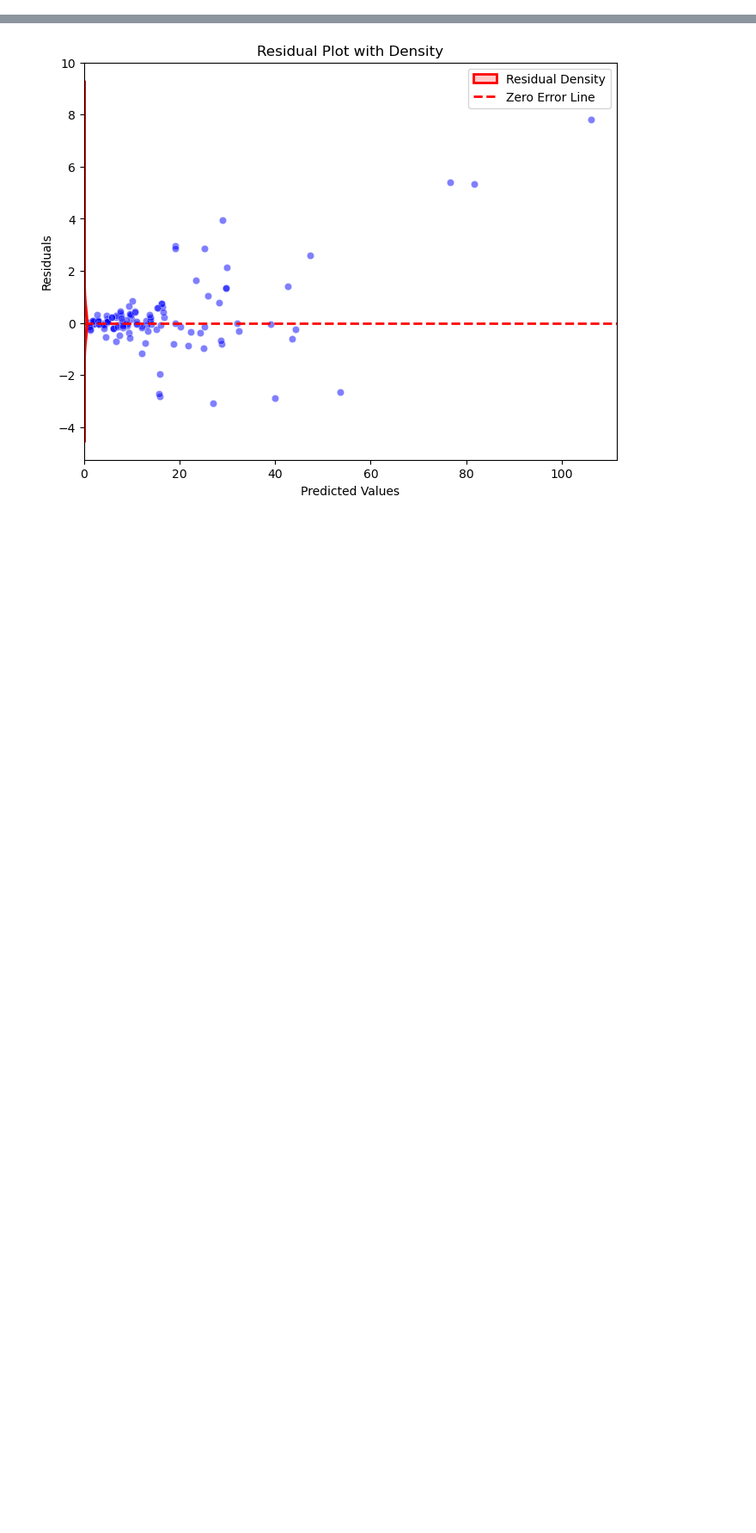
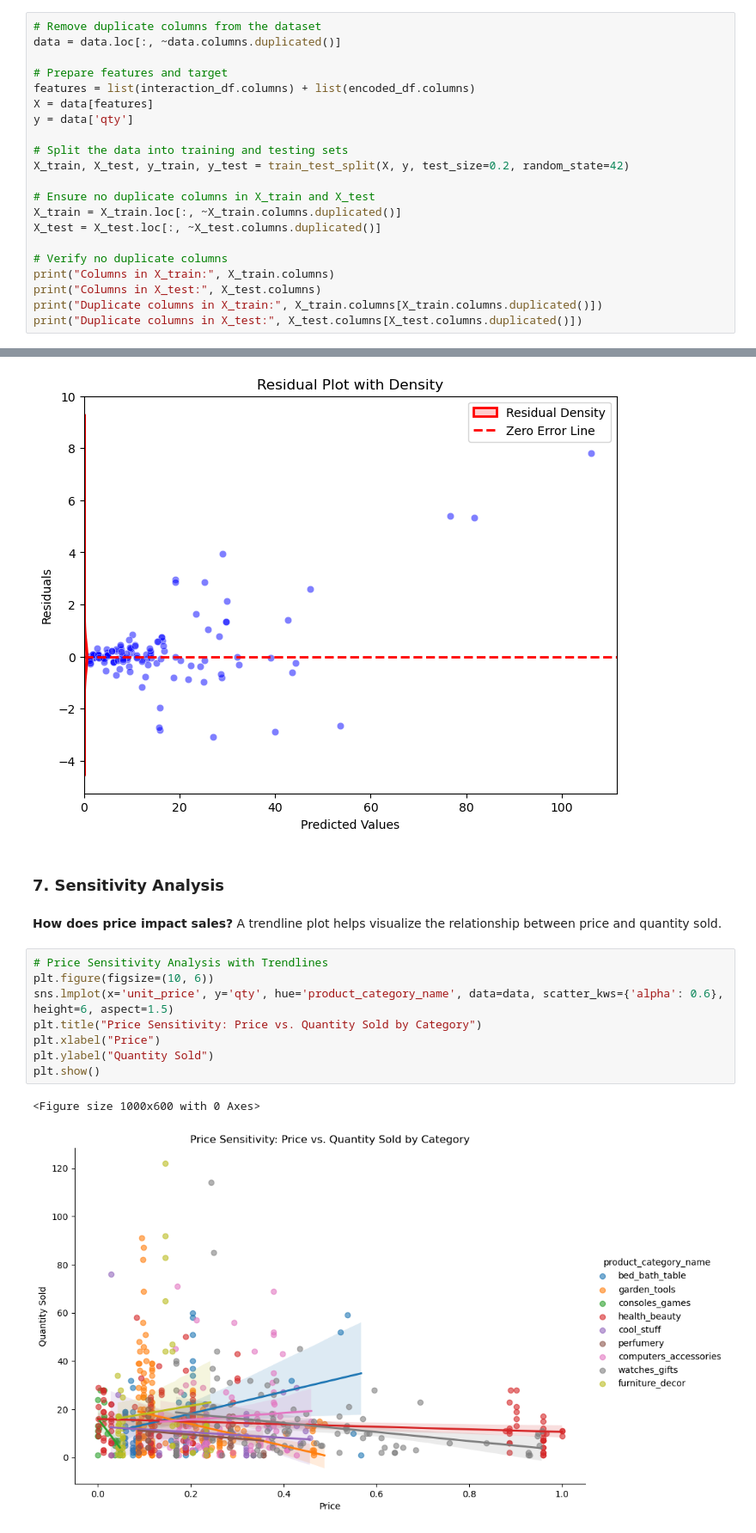
Before and after one commit to MiltonGreat/Retail-Price-Optimization, a Jupyter notebook: Retail Price Optimization.ipynb, the cells around one changed output, grey strips where cells are left out. Shown: that part at 86% size. Saved outputs shown, nothing was run; the diff lists cells and outputs as text; blank space fills up the shorter version.

```diff
--- a/Retail Price Optimization.ipynb
+++ b/Retail Price Optimization.ipynb
@@ -98,0 +93,21 @@ X_train, X_test, y_train, y_test = train_test_split(X, y, test_size=0.2, random_
+# %%
+# Remove duplicate columns from the dataset
+data = data.loc[:, ~data.columns.duplicated()]
+
+# Prepare features and target
+features = list(interaction_df.columns) + list(encoded_df.columns)
+X = data[features]
+y = data['qty']
+
+# Split the data into training and testing sets
+X_train, X_test, y_train, y_test = train_test_split(X, y, test_size=0.2, random_state=42)
+
+# Ensure no duplicate columns in X_train and X_test
+X_train = X_train.loc[:, ~X_train.columns.duplicated()]
+X_test = X_test.loc[:, ~X_test.columns.duplicated()]
+
+# Verify no duplicate columns
+print("Columns in X_train:", X_train.columns)
+print("Columns in X_test:", X_test.columns)
+print("Duplicate columns in X_train:", X_train.columns[X_train.columns.duplicated()])
+print("Duplicate columns in X_test:", X_test.columns[X_test.columns.duplicated()])
@@ -191,3 +229,18 @@ plt.show()
 # %% [output]
 [figure]
 [figure]
+# %% [markdown]
+### 7. Sensitivity Analysis
+# %% [markdown]
+**How does price impact sales?** A trendline plot helps visualize the relationship between price and quantity sold.
+# %%
+# Price Sensitivity Analysis with Trendlines
+plt.figure(figsize=(10, 6))
+sns.lmplot(x='unit_price', y='qty', hue='product_category_name', data=data, scatter_kws={'alpha': 0.6}, height=6, aspect=1.5)
+plt.title("Price Sensitivity: Price vs. Quantity Sold by Category")
+plt.xlabel("Price")
+plt.ylabel("Quantity Sold")
+plt.show()
+# %% [output]
+<Figure size 1000x600 with 0 Axes>
+[figure, added]
```
Also changed, not shown: parts of 15 cells of this notebook.
